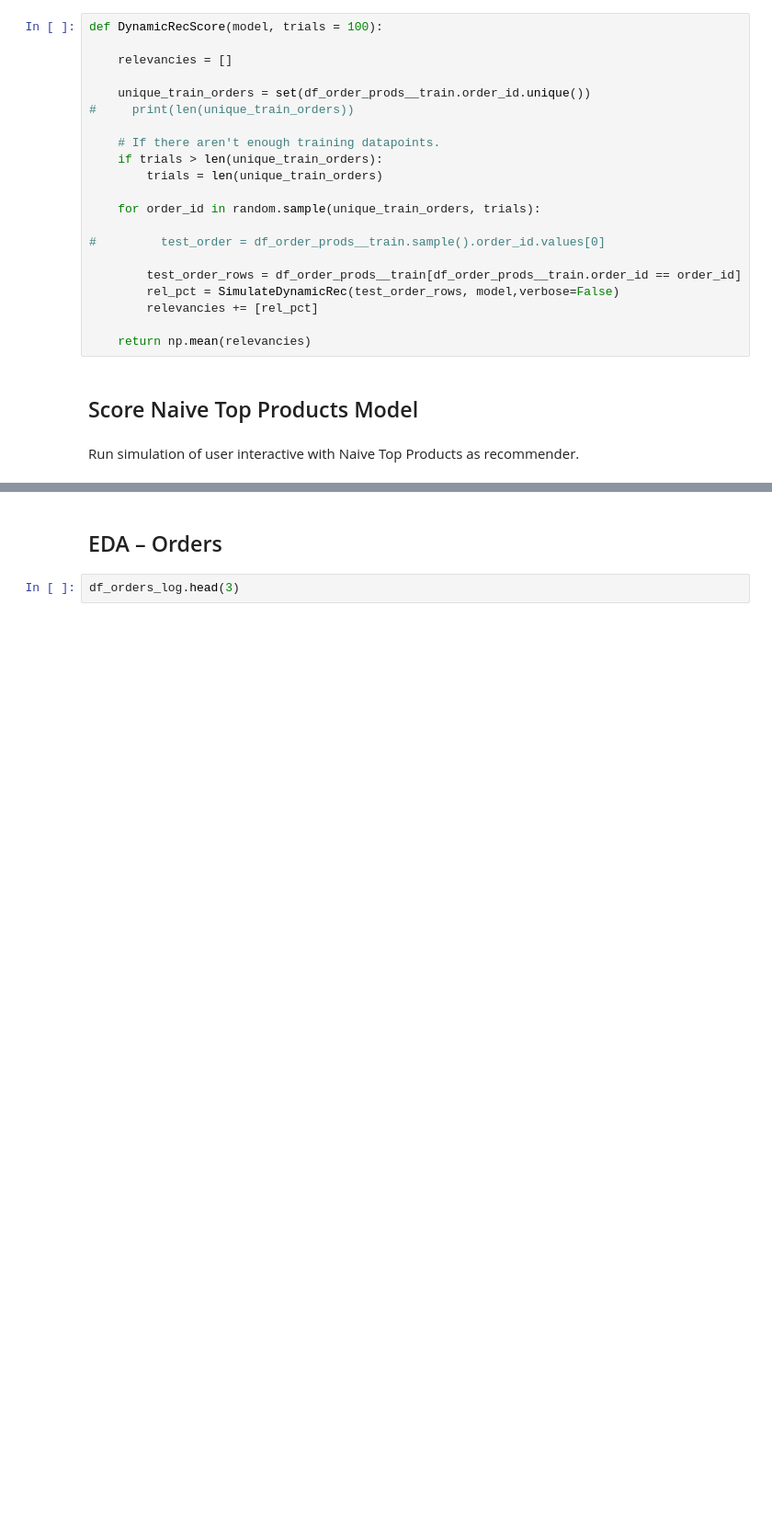
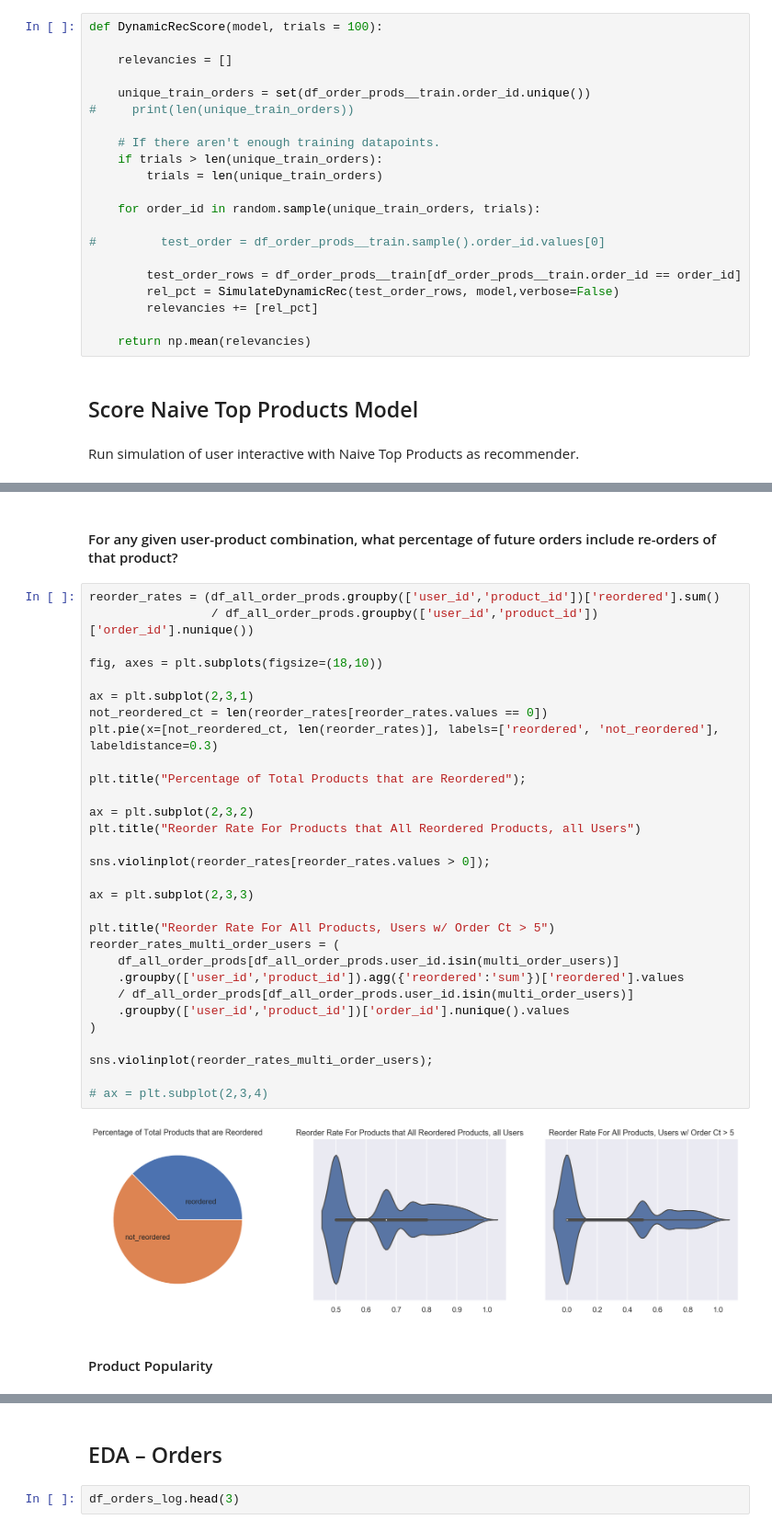
Before and after one commit to thomkav/classification_instacart, a Jupyter notebook: notebooks/IC_Modeling_HubNotebook.ipynb, the cells around one changed output, grey strips where cells are left out. Shown at 92% size. Drawn from its saved outputs; the diff is of its cells as text; blank space fills up the shorter version.

```diff
--- a/notebooks/IC_Modeling_HubNotebook.ipynb
+++ b/notebooks/IC_Modeling_HubNotebook.ipynb
@@ -366,0 +418,36 @@ df_dept_index.head(3)
+# %% [markdown]
+#### For any given user-product combination, what percentage of future orders include re-orders of that product?
+# %%
+reorder_rates = (df_all_order_prods.groupby(['user_id','product_id'])['reordered'].sum()
+                 / df_all_order_prods.groupby(['user_id','product_id'])['order_id'].nunique())
+
+fig, axes = plt.subplots(figsize=(18,10))
+
+ax = plt.subplot(2,3,1)
+not_reordered_ct = len(reorder_rates[reorder_rates.values == 0])
+plt.pie(x=[not_reordered_ct, len(reorder_rates)], labels=['reordered', 'not_reordered'], labeldistance=0.3)
+
+plt.title("Percentage of Total Products that are Reordered");
+
+ax = plt.subplot(2,3,2)
+plt.title("Reorder Rate For Products that All Reordered Products, all Users")
+
+sns.violinplot(reorder_rates[reorder_rates.values > 0]);
+
+ax = plt.subplot(2,3,3)
+
+plt.title("Reorder Rate For All Products, Users w/ Order Ct > 5")
+reorder_rates_multi_order_users = (
+    df_all_order_prods[df_all_order_prods.user_id.isin(multi_order_users)]
+    .groupby(['user_id','product_id']).agg({'reordered':'sum'})['reordered'].values
+    / df_all_order_prods[df_all_order_prods.user_id.isin(multi_order_users)]
+    .groupby(['user_id','product_id'])['order_id'].nunique().values
+)
+
+sns.violinplot(reorder_rates_multi_order_users);
+
+# ax = plt.subplot(2,3,4)
+# %% [output]
+[figure, added]
+# %% [markdown]
+#### Product Popularity
```
Also changed, not shown: parts of 31 cells of this notebook, 6 other files.
